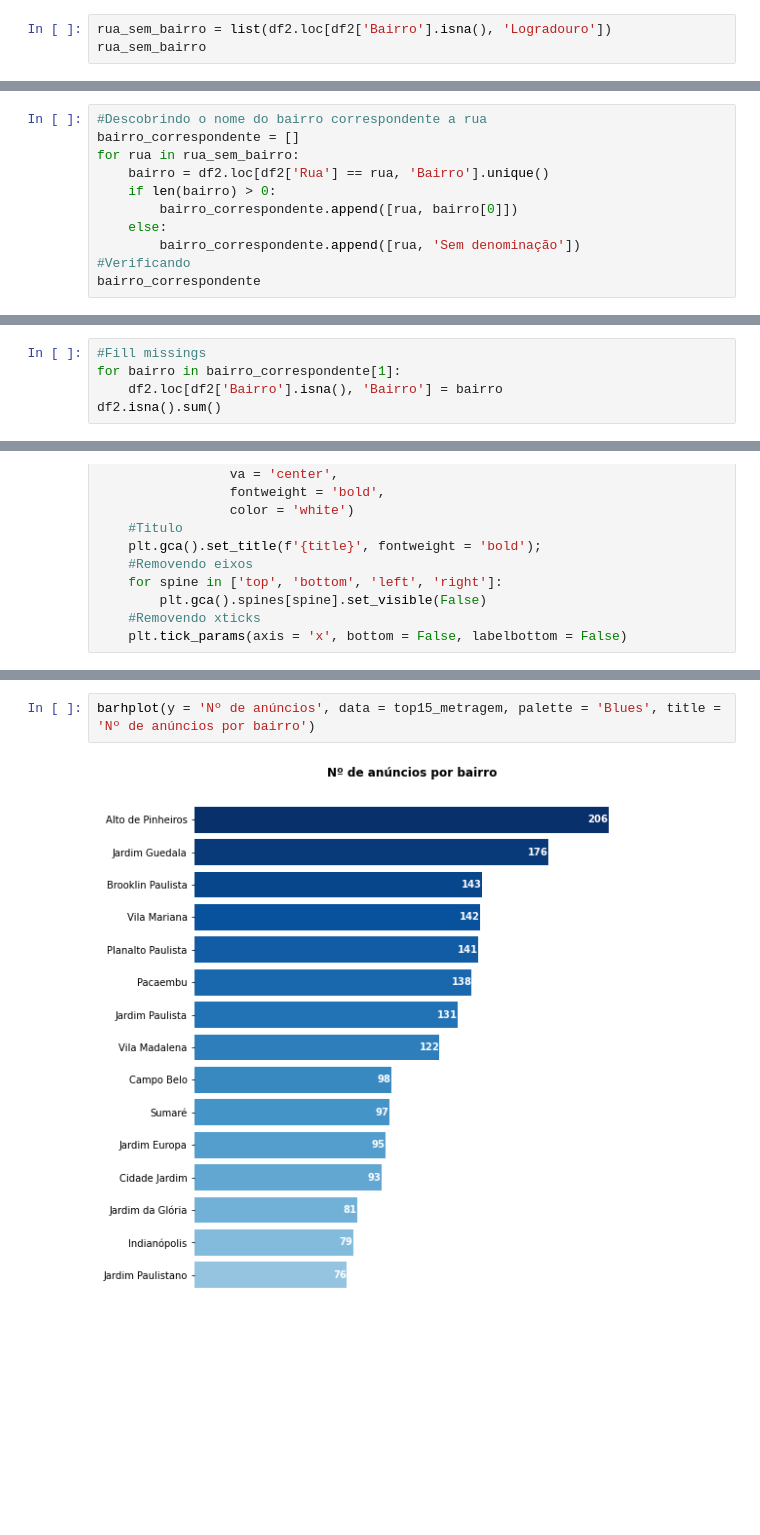
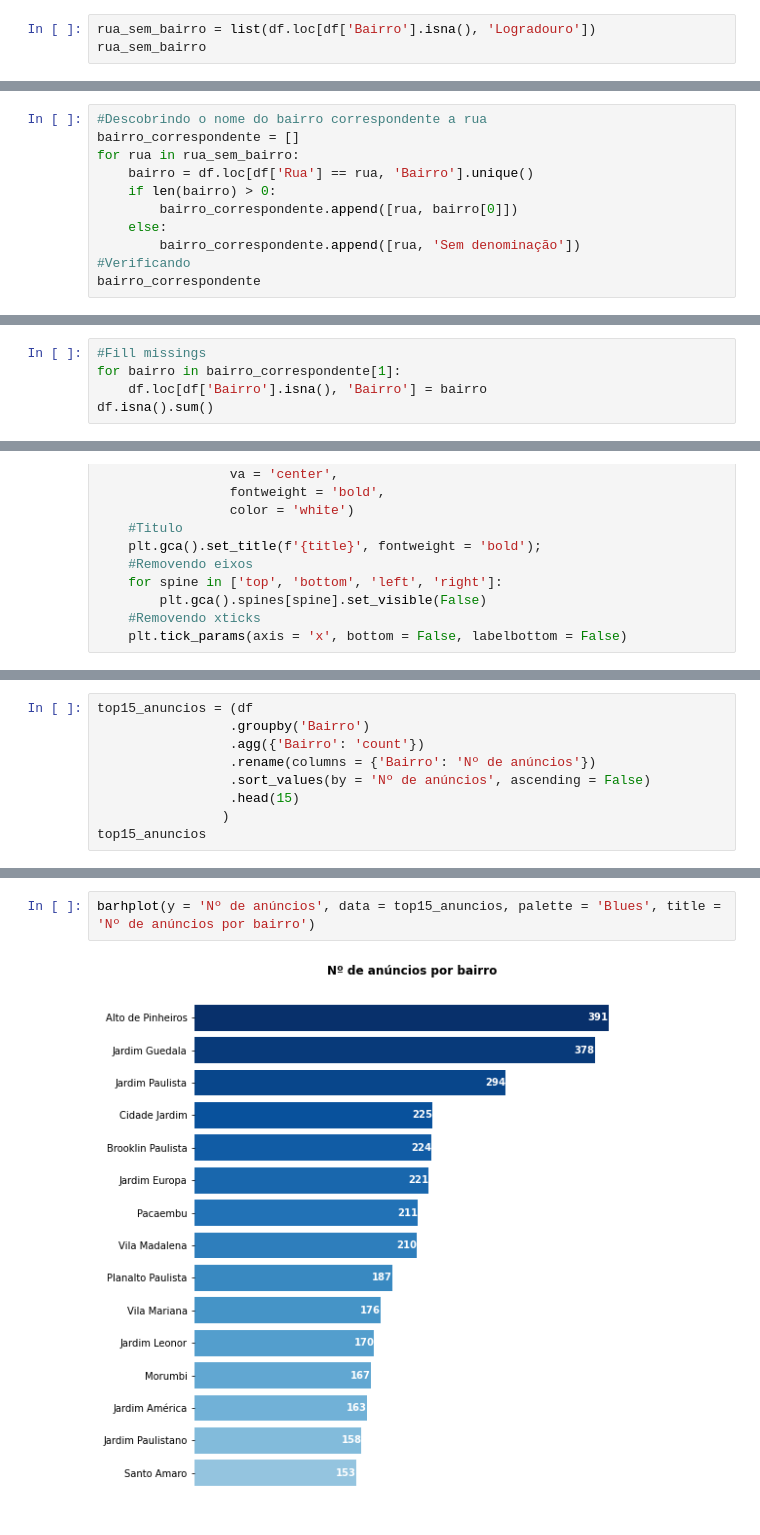
Before and after one commit to luizaires/Analise-de-dados-de-imoveis, a Jupyter notebook: Analise-de-dados-de-venda-de-imoveis.ipynb, the cells around one changed output, grey strips where cells are left out. Cells and saved outputs as stored; diff of their text form; blank space fills up the shorter version.

```diff
--- a/Analise-de-dados-de-venda-de-imoveis.ipynb
+++ b/Analise-de-dados-de-venda-de-imoveis.ipynb
@@ -123,4 +151,4 @@ df2.head()
 # %%
-rua_sem_bairro = list(df2.loc[df2['Bairro'].isna(), 'Logradouro'])
+rua_sem_bairro = list(df.loc[df['Bairro'].isna(), 'Logradouro'])
 rua_sem_bairro
 # %% [output]
@@ -136,7 +166,7 @@ rua_sem_bairro
 #Descobrindo o nome do bairro correspondente a rua
 bairro_correspondente = []
 for rua in rua_sem_bairro:
-    bairro = df2.loc[df2['Rua'] == rua, 'Bairro'].unique()
+    bairro = df.loc[df['Rua'] == rua, 'Bairro'].unique()
     if len(bairro) > 0:
         bairro_correspondente.append([rua, bairro[0]])
     else:
@@ -155,6 +187,6 @@ bairro_correspondente
 # %%
 #Fill missings
 for bairro in bairro_correspondente[1]:
-    df2.loc[df2['Bairro'].isna(), 'Bairro'] = bairro
-df2.isna().sum()
+    df.loc[df['Bairro'].isna(), 'Bairro'] = bairro
+df.isna().sum()
 # %% [output]
@@ -229,0 +236,9 @@ def barhplot(y:str, data: pd.DataFrame, palette: str, title: str, figsize = (8,
+# %%
+top15_anuncios = (df
+                 .groupby('Bairro')
+                 .agg({'Bairro': 'count'})
+                 .rename(columns = {'Bairro': 'Nº de anúncios'})
+                 .sort_values(by = 'Nº de anúncios', ascending = False)
+                 .head(15)
+                )
+top15_anuncios
@@ -230,4 +265,4 @@ def barhplot(y:str, data: pd.DataFrame, palette: str, title: str, figsize = (8,
 # %%
-barhplot(y = 'Nº de anúncios', data = top15_metragem, palette = 'Blues', title = 'Nº de anúncios por bairro')
+barhplot(y = 'Nº de anúncios', data = top15_anuncios, palette = 'Blues', title = 'Nº de anúncios por bairro')
 # %% [output]
-[figure, old version]
+[figure, new version]
```
Also changed, not shown: parts of 41 cells of this notebook, 2 other files.
